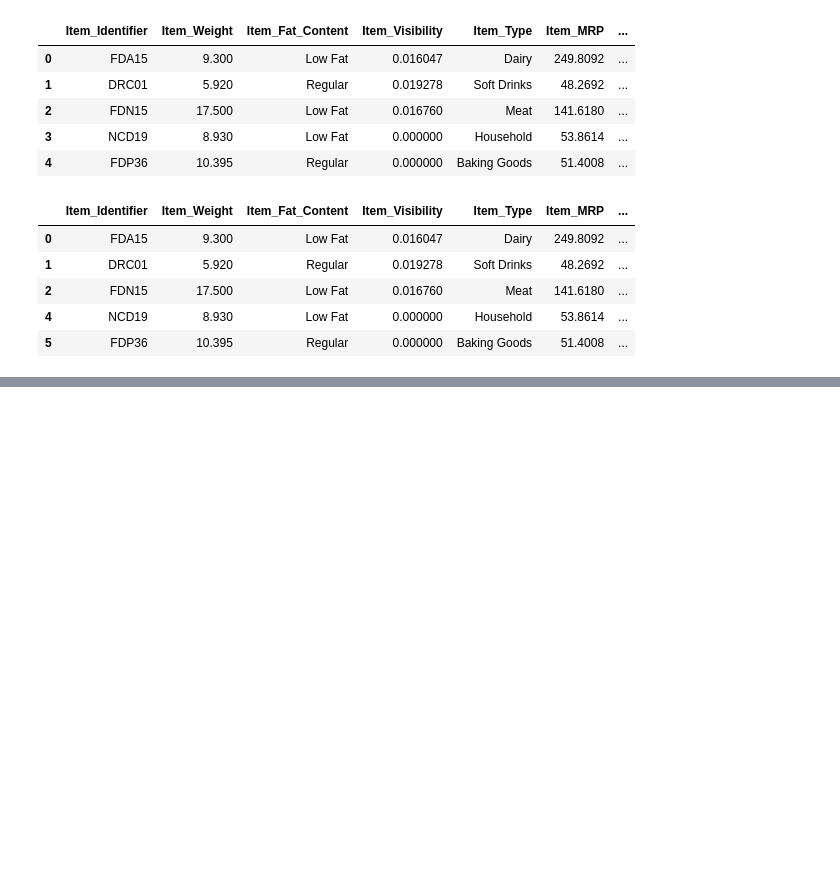
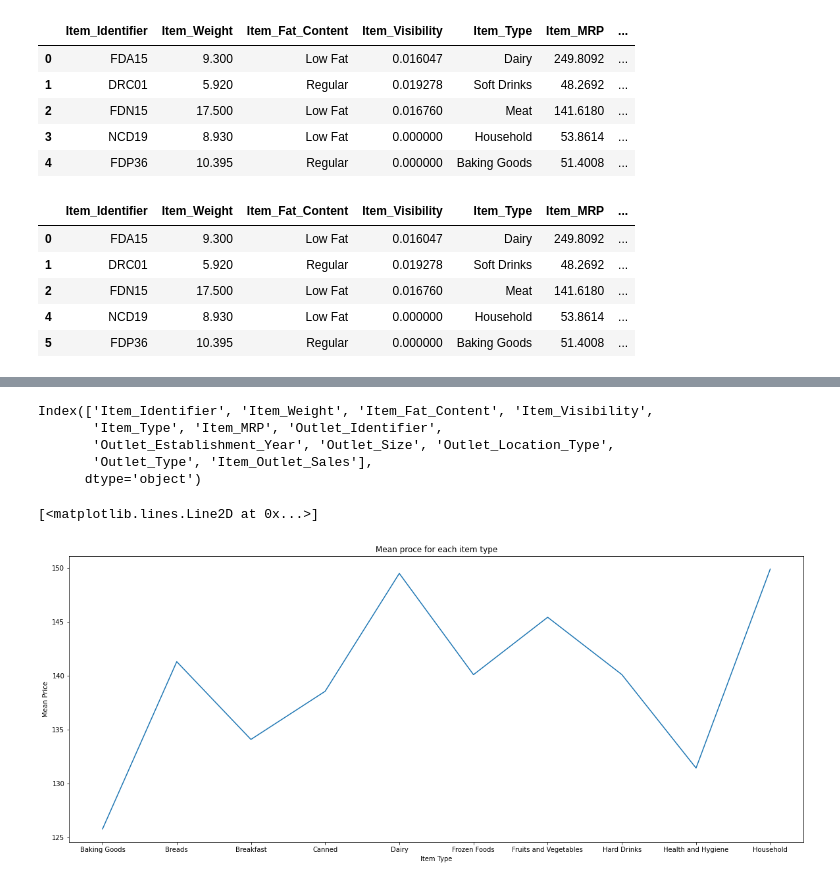
Before and after one commit to Neelam-Singhal/ds, a Jupyter notebook: pythontest.ipynb, the cells around one changed output, grey strips where cells are left out. Saved outputs shown, nothing was run; the diff lists cells and outputs as text; code cells hidden in the pictures; blank space fills up the shorter version.

```diff
--- a/pythontest.ipynb
+++ b/pythontest.ipynb
@@ -767,0 +774,28 @@ data_BM.head()
+# %%
+data_BM.columns
+# %% [output]
+Index(['Item_Identifier', 'Item_Weight', 'Item_Fat_Content', 'Item_Visibility',
+       'Item_Type', 'Item_MRP', 'Outlet_Identifier',
+       'Outlet_Establishment_Year', 'Outlet_Size', 'Outlet_Location_Type',
+       'Outlet_Type', 'Item_Outlet_Sales'],
+      dtype='object')
+# %%
+import numpy as np
+price_by_item = data_BM.groupby("Item_Type").Item_MRP.mean()[:10]
+
+x = price_by_item.index.tolist()
+y = price_by_item.values.tolist()
+
+plt.figure(figsize=(20, 8))
+
+plt.title('Mean proce for each item type')
+
+plt.xlabel("Item Type")
+plt.ylabel("Mean Price")
+
+plt.xticks(labels=x, ticks=np.arange(len(x)))
+
+plt.plot(x, y)
+# %% [output]
+[<matplotlib.lines.Line2D at 0x...>]
+[figure, added]
```
Also changed, not shown: parts of 17 cells of this notebook.
